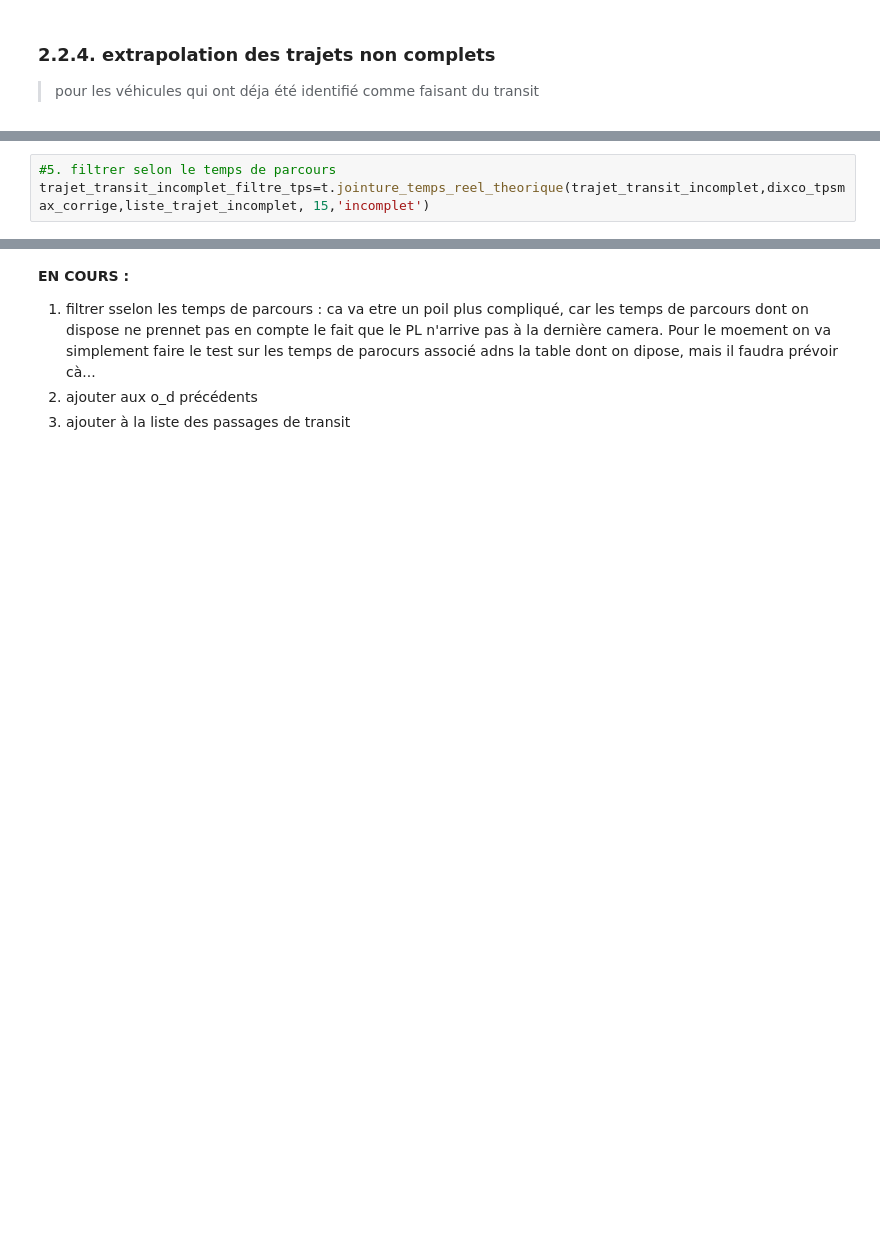
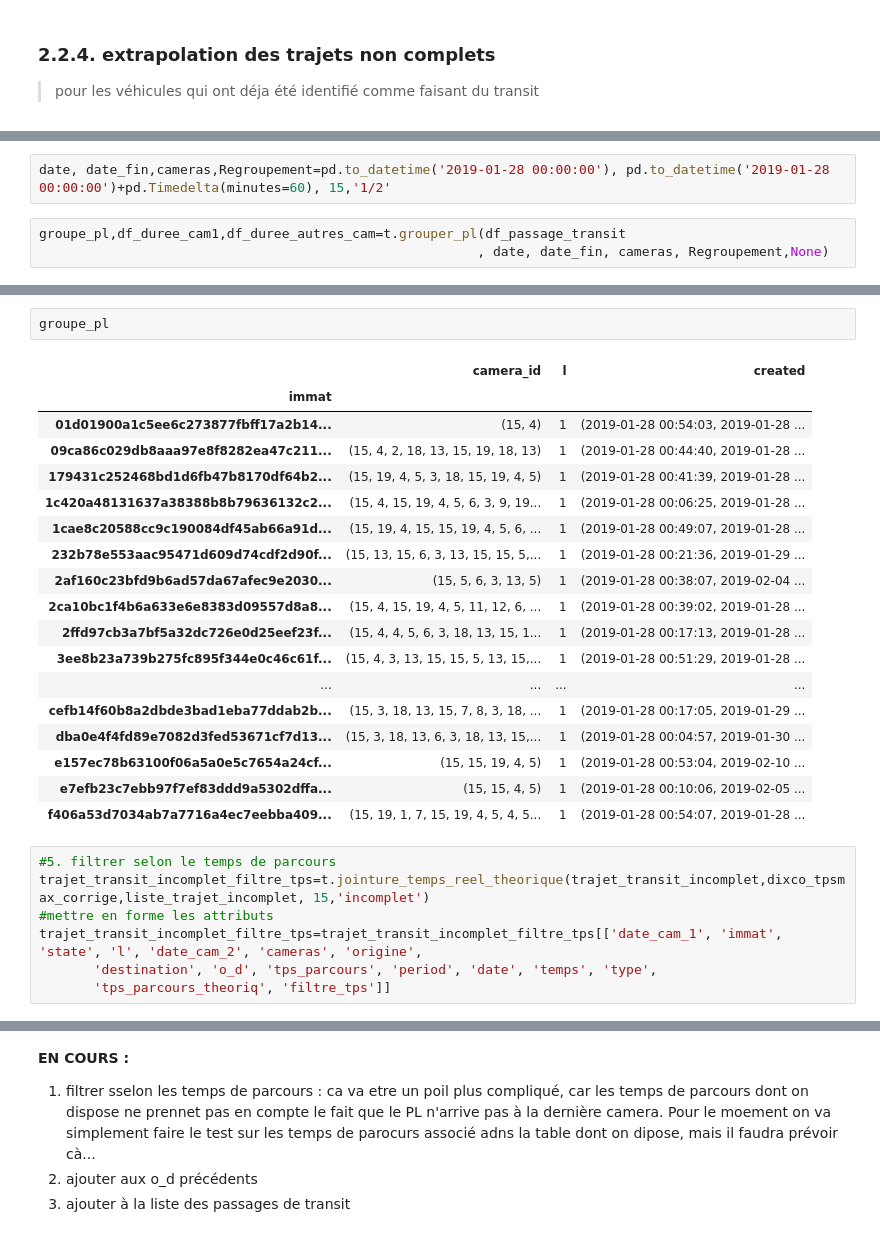
Before and after one commit to nantodevison/lapi, a Jupyter notebook: Carto_Lapi/Analyse/pour_test_travail.ipynb, the cells around one changed output, grey strips where cells are left out. Cells and saved outputs as stored; diff of their text form; blank space fills up the shorter version.

```diff
--- a/Carto_Lapi/Analyse/pour_test_travail.ipynb
+++ b/Carto_Lapi/Analyse/pour_test_travail.ipynb
@@ -292,0 +335,5 @@ See the caveats in the documentation: http://pandas.pydata.org/pandas-docs/stabl
+# %%
+date, date_fin,cameras,Regroupement=pd.to_datetime('2019-01-28 00:00:00'), pd.to_datetime('2019-01-28 00:00:00')+pd.Timedelta(minutes=60), 15,'1/2'
+# %%
+groupe_pl,df_duree_cam1,df_duree_autres_cam=t.grouper_pl(df_passage_transit
+                                                        , date, date_fin, cameras, Regroupement,None)
@@ -293,3 +354,28 @@ See the caveats in the documentation: http://pandas.pydata.org/pandas-docs/stabl
+# %%
+groupe_pl
+# %% [output]
+|  | camera_id | l | created |
+| immat |  |  |  |
+| 01d01900a1c5ee6c273877fbff17a2b14... | (15, 4) | 1 | (2019-01-28 00:54:03, 2019-01-28 ... |
+| 09ca86c029db8aaa97e8f8282ea47c211... | (15, 4, 2, 18, 13, 15, 19, 18, 13) | 1 | (2019-01-28 00:44:40, 2019-01-28 ... |
+| 179431c252468bd1d6fb47b8170df64b2... | (15, 19, 4, 5, 3, 18, 15, 19, 4, 5) | 1 | (2019-01-28 00:41:39, 2019-01-28 ... |
+| 1c420a48131637a38388b8b79636132c2... | (15, 4, 15, 19, 4, 5, 6, 3, 9, 19... | 1 | (2019-01-28 00:06:25, 2019-01-28 ... |
+| 1cae8c20588cc9c190084df45ab66a91d... | (15, 19, 4, 15, 15, 19, 4, 5, 6, ... | 1 | (2019-01-28 00:49:07, 2019-01-28 ... |
+| 232b78e553aac95471d609d74cdf2d90f... | (15, 13, 15, 6, 3, 13, 15, 15, 5,... | 1 | (2019-01-28 00:21:36, 2019-01-29 ... |
+| 2af160c23bfd9b6ad57da67afec9e2030... | (15, 5, 6, 3, 13, 5) | 1 | (2019-01-28 00:38:07, 2019-02-04 ... |
+| 2ca10bc1f4b6a633e6e8383d09557d8a8... | (15, 4, 15, 19, 4, 5, 11, 12, 6, ... | 1 | (2019-01-28 00:39:02, 2019-01-28 ... |
+| 2ffd97cb3a7bf5a32dc726e0d25eef23f... | (15, 4, 4, 5, 6, 3, 18, 13, 15, 1... | 1 | (2019-01-28 00:17:13, 2019-01-28 ... |
+| 3ee8b23a739b275fc895f344e0c46c61f... | (15, 4, 3, 13, 15, 15, 5, 13, 15,... | 1 | (2019-01-28 00:51:29, 2019-01-28 ... |
+| ... | ... | ... | ... |
+| cefb14f60b8a2dbde3bad1eba77ddab2b... | (15, 3, 18, 13, 15, 7, 8, 3, 18, ... | 1 | (2019-01-28 00:17:05, 2019-01-29 ... |
+| dba0e4f4fd89e7082d3fed53671cf7d13... | (15, 3, 18, 13, 6, 3, 18, 13, 15,... | 1 | (2019-01-28 00:04:57, 2019-01-30 ... |
+| e157ec78b63100f06a5a0e5c7654a24cf... | (15, 15, 19, 4, 5) | 1 | (2019-01-28 00:53:04, 2019-02-10 ... |
+| e7efb23c7ebb97f7ef83ddd9a5302dffa... | (15, 15, 4, 5) | 1 | (2019-01-28 00:10:06, 2019-02-05 ... |
+| f406a53d7034ab7a7716a4ec7eebba409... | (15, 19, 1, 7, 15, 19, 4, 5, 4, 5... | 1 | (2019-01-28 00:54:07, 2019-01-28 ... |
 # %%
 #5. filtrer selon le temps de parcours
 trajet_transit_incomplet_filtre_tps=t.jointure_temps_reel_theorique(trajet_transit_incomplet,dixco_tpsmax_corrige,liste_trajet_incomplet, 15,'incomplet')
+#mettre en forme les attributs
+trajet_transit_incomplet_filtre_tps=trajet_transit_incomplet_filtre_tps[['date_cam_1', 'immat', 'state', 'l', 'date_cam_2', 'cameras', 'origine',
+       'destination', 'o_d', 'tps_parcours', 'period', 'date', 'temps', 'type',
+       'tps_parcours_theoriq', 'filtre_tps']]
```
Also changed, not shown: parts of 15 cells of this notebook, 1 other file.
